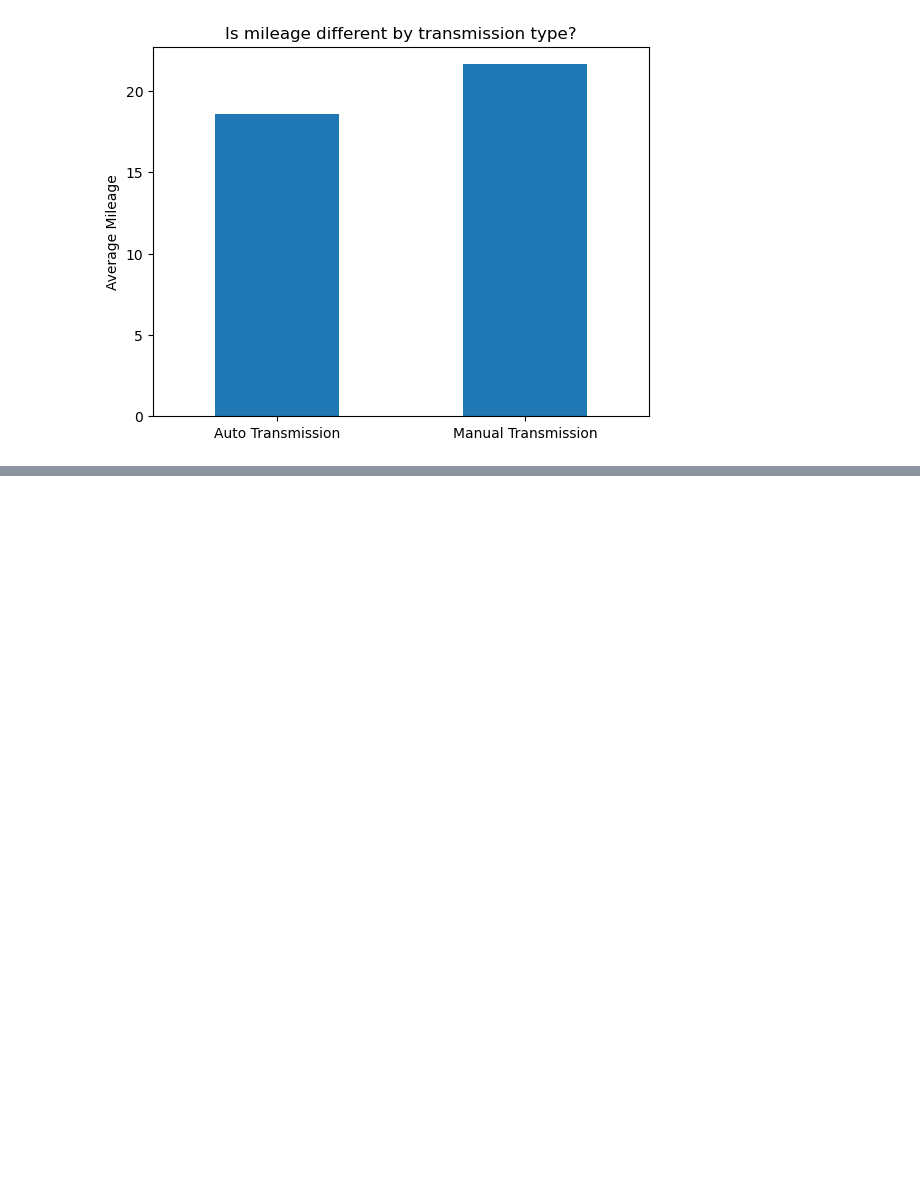
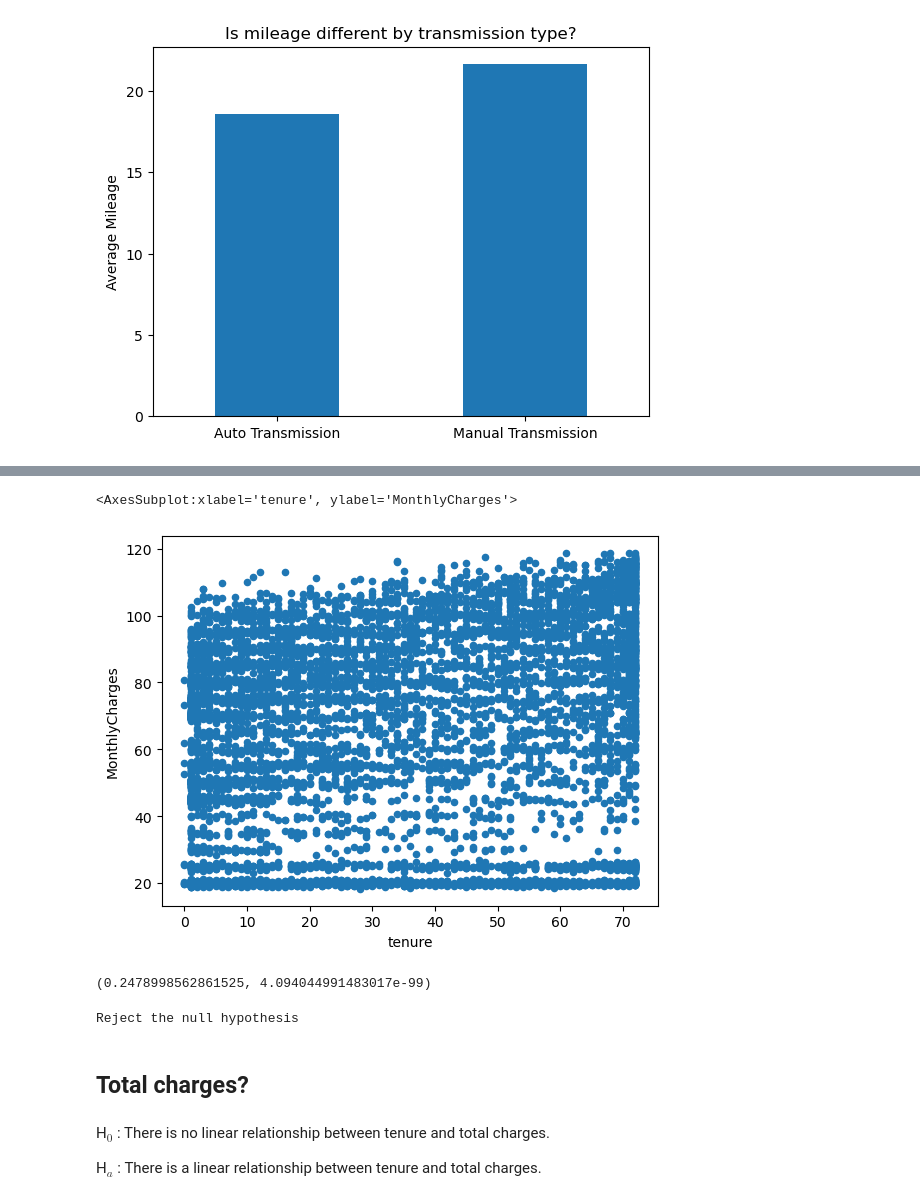
Before and after one commit to Garrett-Arnett/statistics-exercises, a Jupyter notebook: hypothesis_testing.ipynb, the cells around one changed output, grey strips where cells are left out. Saved outputs shown, nothing was run; the diff lists cells and outputs as text; code cells hidden in the pictures; blank space fills up the shorter version.

```diff
--- a/hypothesis_testing.ipynb
+++ b/hypothesis_testing.ipynb
@@ -193,0 +258,3 @@ plt.show()
+# %%
+df = pd.read_csv('telco_churn.csv')
+df
@@ -193,0 +277,18 @@ plt.show()
+# %%
+df.plot.scatter(y='MonthlyCharges', x='tenure')
+# %% [output]
+<AxesSubplot:xlabel='tenure', ylabel='MonthlyCharges'>
+[figure, added]
+# %%
+alpha = 0.05
+r, p = stats.pearsonr(df.tenure, df.MonthlyCharges)
+r, p
+# %% [output]
+(0.2478998562861525, 4.094044991483017e-99)
+# %%
+if p < alpha:
+    print('Reject the null hypothesis')
+else:
+    print('Fail to reject the null hypothesis')
+# %% [output]
+Reject the null hypothesis
@@ -193,0 +297,6 @@ plt.show()
+# %% [markdown]
+## Total charges?
+# %% [markdown]
+H$_0$ : There is no linear relationship between tenure and total charges.
+
+H$_a$ : There is a linear relationship between tenure and total charges.
```
Also changed, not shown: parts of 90 cells of this notebook.
